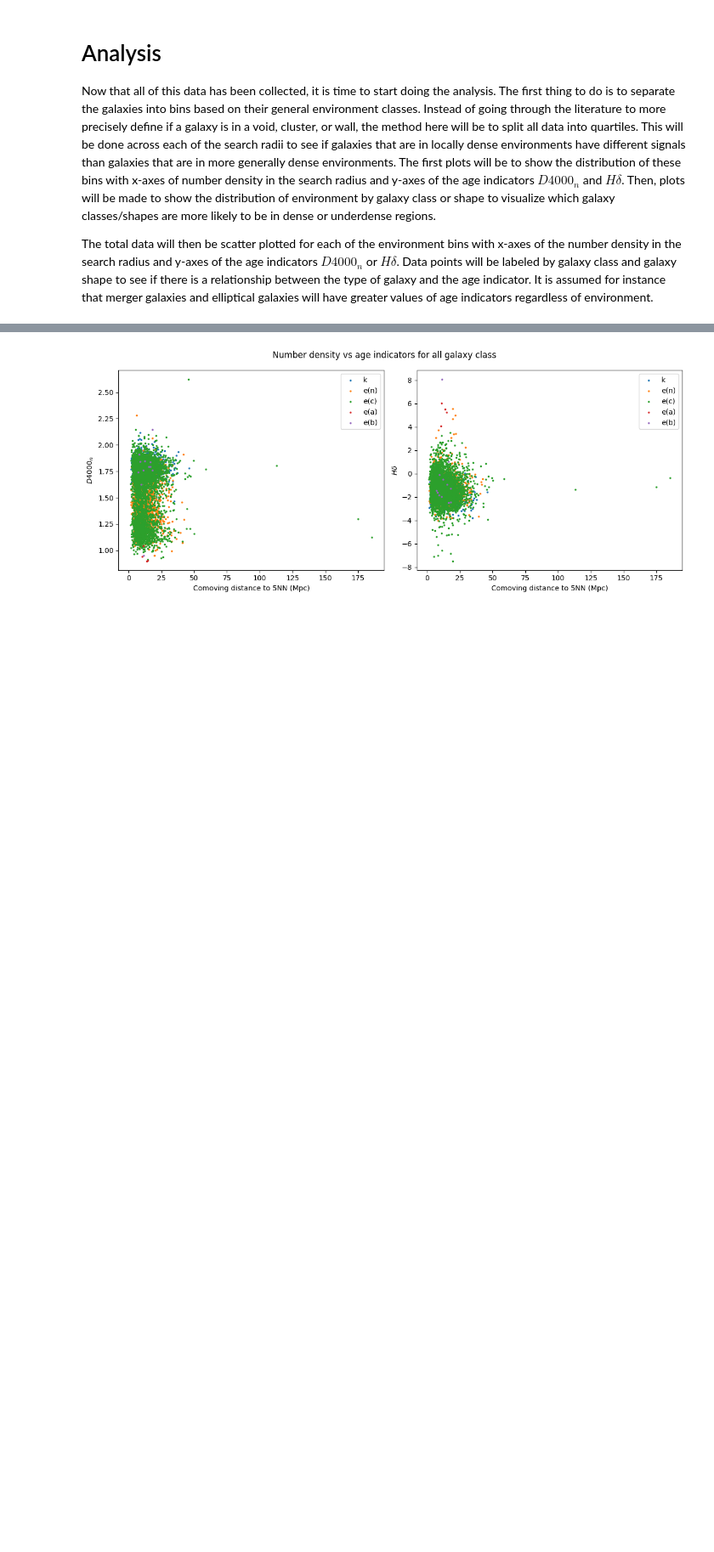
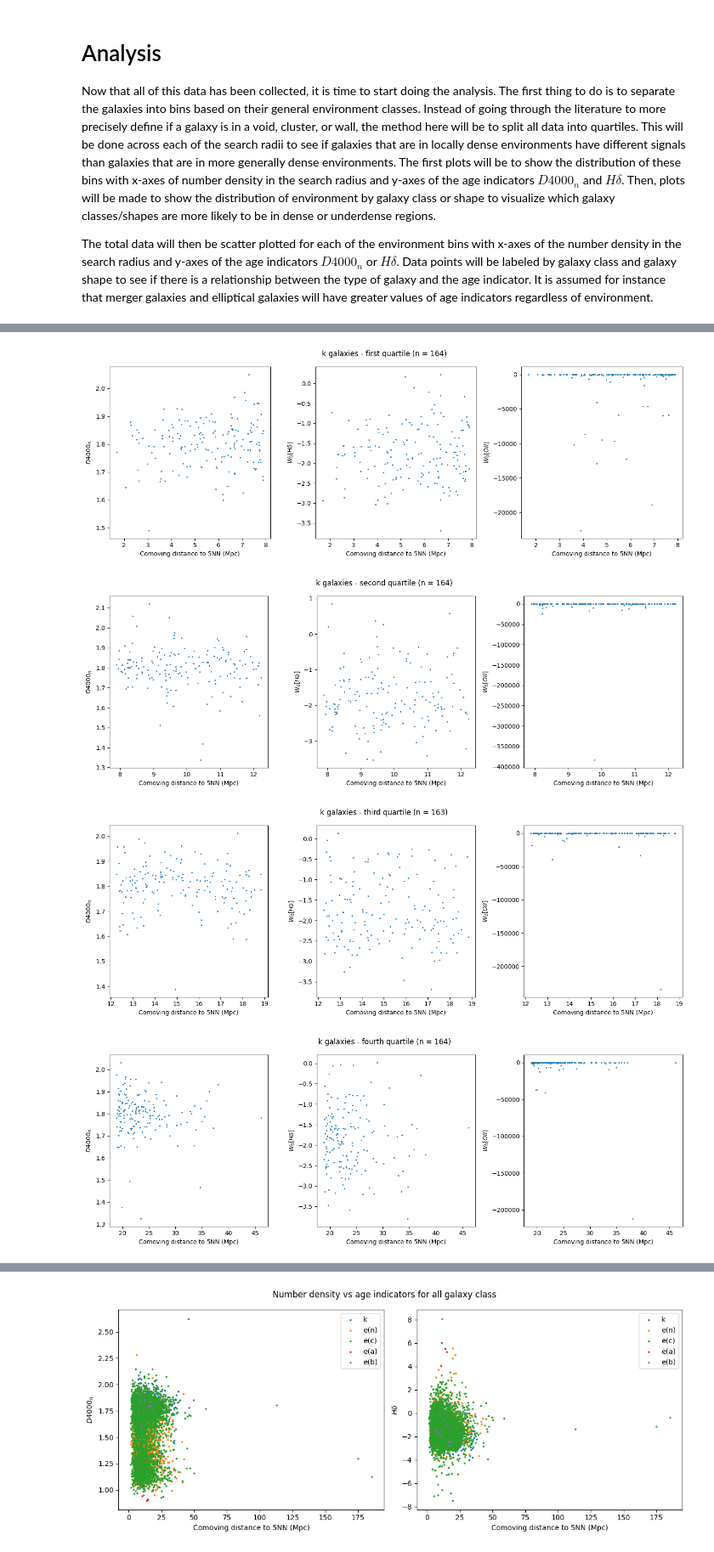
Before and after one commit to maraMaraschino/capstone-project, a Jupyter notebook: timescapes-notebook.ipynb, the cells around one changed output, grey strips where cells are left out. Shown at 85% size. Cells and saved outputs as stored; diff of their text form; code cells hidden in the pictures; blank space fills up the shorter version.

Commit message:
Updating plotting functions

```diff
--- a/timescapes-notebook.ipynb
+++ b/timescapes-notebook.ipynb
@@ -1701,3 +1763,16 @@ def scatter_by_class_and_bin(dict_key, type_key, result, radius_index):
+# %%
+#plot_stats_per_quartile('class_dict', result, 'fifth_nn_phys')
+#z_bins = make_redshift_slices(0.15, 0.3, 4)
+#plot_stats_per_quartile_with_zslices('class_dict', result, 'fifth_nn_comv', z_bins = z_bins)
+#plot_stats_vs_redshift_per_quartile('class_dict', result, 'fifth_nn_phys')
+#plot_stats_per_quartile_density('class_dict', result)
+#create_information_table('class_dict', result, 'fifth_nn_phys')
+scatter_by_class_and_quartile('class_dict', 'k', 'fifth_nn_comv', result)
+# %% [output]
+[figure, added]
+[figure, added]
+[figure, added]
+[figure, added]
 # %%
 def plot_env_stats_by_type(dict_key, result):
     """
```
Also changed, not shown: parts of 4 cells of this notebook, 3 other files.
